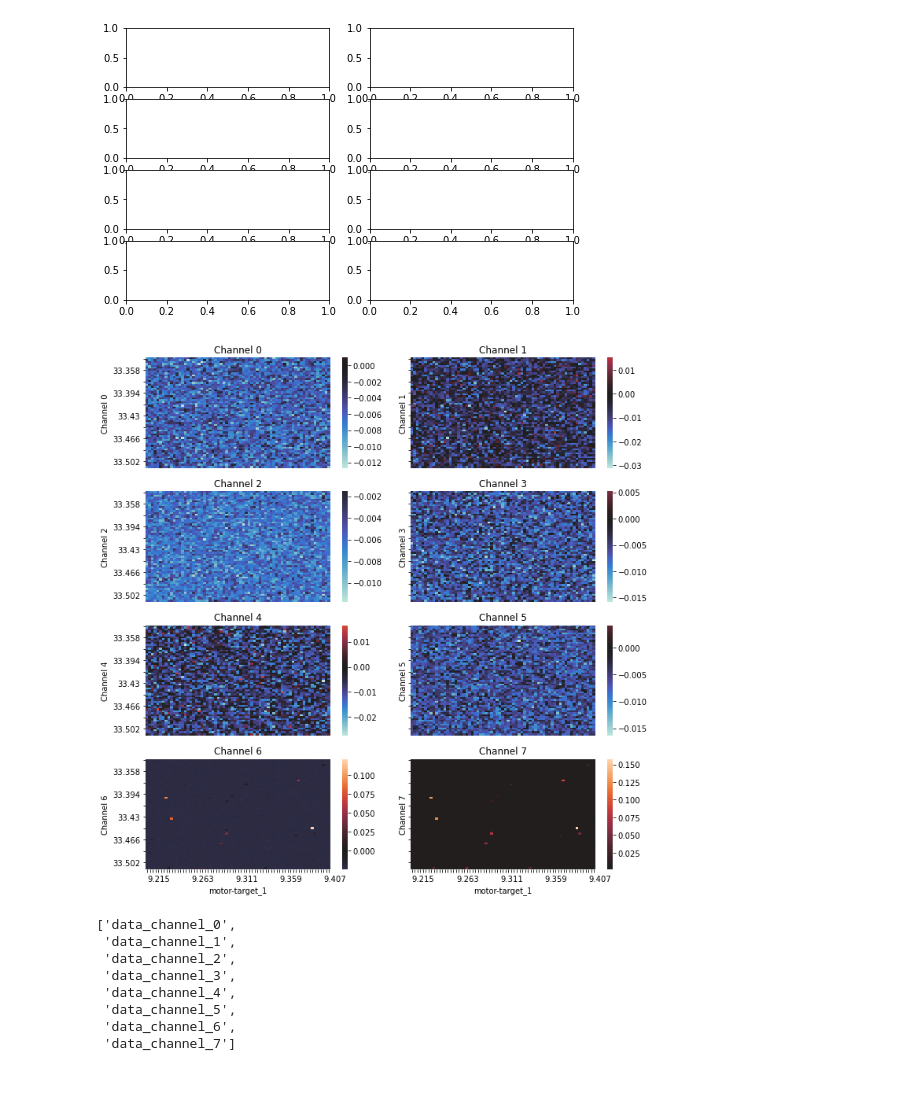
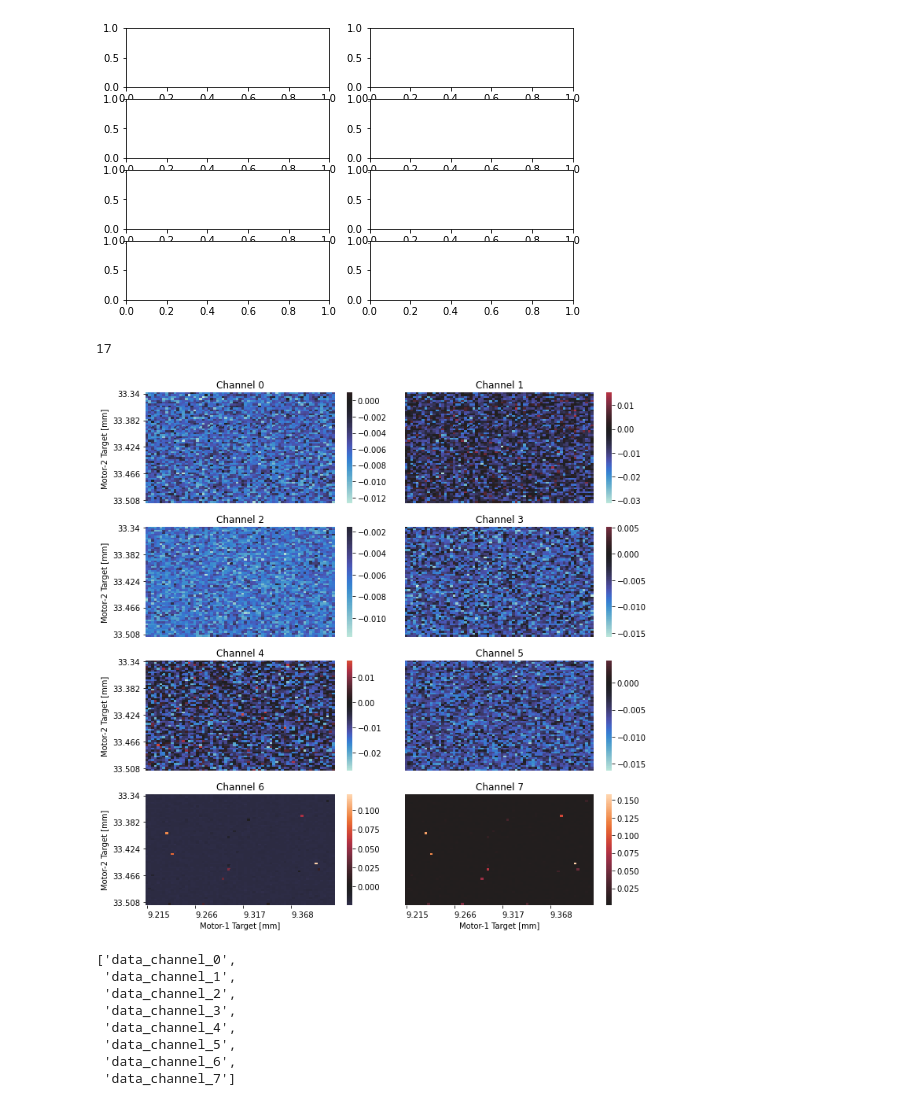
Before and after one commit to griffinbran/Chemical-Physics-Data-Visualization, a Jupyter notebook: code/Data-Cleaning.ipynb, the cells around one changed output. Cells and saved outputs as stored; diff of their text form; code cells hidden in the pictures.

Commit message:
Removed plt setp hmap get_ticklables() visible=False for heatmap ticklabels params.

```diff
--- a/code/Data-Cleaning.ipynb
+++ b/code/Data-Cleaning.ipynb
@@ -218,55 +226,72 @@ fig, ((ax0, ax1), (ax2, ax3), (ax4, ax5), (ax6, ax7)) = plt.subplots(nrows = 4,
 from mpl_toolkits.axes_grid1 import AxesGrid
 # %%
 from mpl_toolkits.axes_grid1 import host_subplot
+# %%
+round(m1_step_count/tick_label_count)
+# %% [output]
+17
 # %%
 # Figsize probably needs to be generalized to remove hardcoded dimensions
 
 fig, axs = plt.subplots(nrows = 4, ncols = 2, sharex= True, sharey=True, figsize=(10,10))
 
 # Channels currently range from 0-7
 channel = 0
 # Define start of last row (figures displayed)
 last_row = 6
 # Identify min/max values in "signal-data"
 #signal_df = data[['data_channel_0','data_channel_1','data_channel_2','data_channel_3','data_channel_4','data_channel_5','data_channel_6','data_channel_7']]
 #v_min = min(signal_df.min())
 #v_max = max(signal_df.max())
 
+# Count the number of measurements taken by each delay scan
+m1_step_count = len(data['motor-target_1'].value_counts())
+m2_step_count = len(data['motor-target_2'].value_counts())
+
+# Determine number of tick-labels desired on horizontal-axis
+tick_label_count = 4
+
 # Four rows may not always be desired
 for row in range(0,4):
     # Two heatmaps side-by-side should generally be readible
     for col in range(0,2):
         # cmap chosen for ease of readability in diverging color palette
-        hmap = sns.heatmap(data_to_plot1[channel], cmap='icefire', xticklabels=plot1_labels, center=0,ax=axs[row][col]);
+        hmap = sns.heatmap(data_to_plot1[channel],
+                           #ax=axs[row][col],
+                           xticklabels = round(m1_step_count/tick_label_count),
+                           yticklabels = round(m2_step_count/tick_label_count),
+                           center=0,
+                           cmap='icefire',
+                           #vmin = v_min,
+                           #vmax = v_max,
+                           ax=axs[row][col]);
+
         # Where should the CHANNEL be labeled?
-        hmap.set_ylabel(f'Channel {channel}')
+        hmap.set_xlabel(f'Motor-1 Target [mm]')
+        hmap.set_ylabel(f'Motor-2 Target [mm]')
         hmap.set_title(f'Channel {channel}')
+
         # The vertical axis is shared in the call to subplots
-        if channel%2==0:
+        #if channel%2==0:
             # Clean vertical axis with fewer labels displayed
-            plt.setp(hmap.get_yticklabels()[::2], visible=False)
+            #plt.setp(hmap.get_yticklabels()[::2], visible=False)
 
-        #elif channel%2!=0:
-            #plt.setp(hmap.get_yaxis(), visible=False);
-            #plt.yticks(ticks=[])
-            #hmap.set_yticks(ticks=[])
+        # Hide y-axis labels and y-ticks in second column (sharey=True in subplots)
+        if channel%2 != 0:
+            plt.setp(hmap.get_yaxis(), visible=False);
 
         # Horizontal axis is shared
         if channel < last_row:
-            hmap.set_xlabel('')
-            plt.xticks(ticks=[])
-            plt.setp([hmap.get_xaxis()], visible=False);
+            #hmap.set_xlabel('') # Removes xaxis-label if "plt.setp..."" is commented out below
+            plt.setp(hmap.get_xaxis(), visible=False); #Hides ticks and axis-label, tick-label not visible either way
         #
         if channel >= last_row:
-            plt.setp([hmap.get_xticklabels()[1::2]], visible=False);
-            plt.setp( hmap.get_xticklabels()[1::2], visible=False);
-            plt.setp( hmap.get_xticklabels()[1::2], visible=False);
-            plt.setp( hmap.get_xticklabels()[1::2], visible=False);
+            #plt.setp( hmap.get_xticklabels()[1::2], visible=False);
             plt.setp( hmap.get_xticklabels(), rotation = 0, rotation_mode='anchor', ha='left');
         channel += 1
 plt.tight_layout()
 # %% [output]
-[figure, old version]
+[figure, new version]
 # %%
 data_cols = [col_name for col_name in data if 'data_channel' in col_name]
 signal_df = data[data_cols]
```
Also changed, not shown: parts of 3 cells of this notebook.
